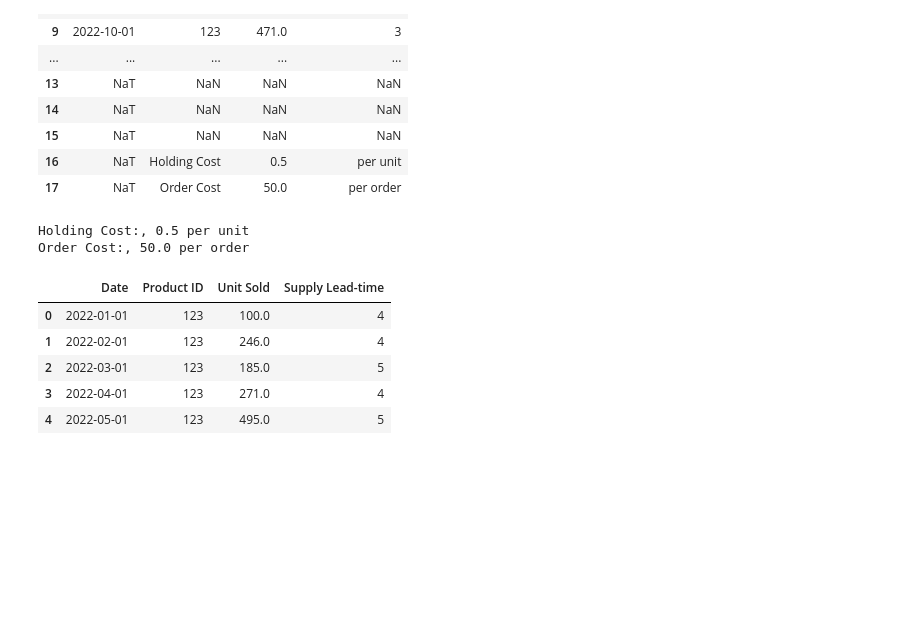
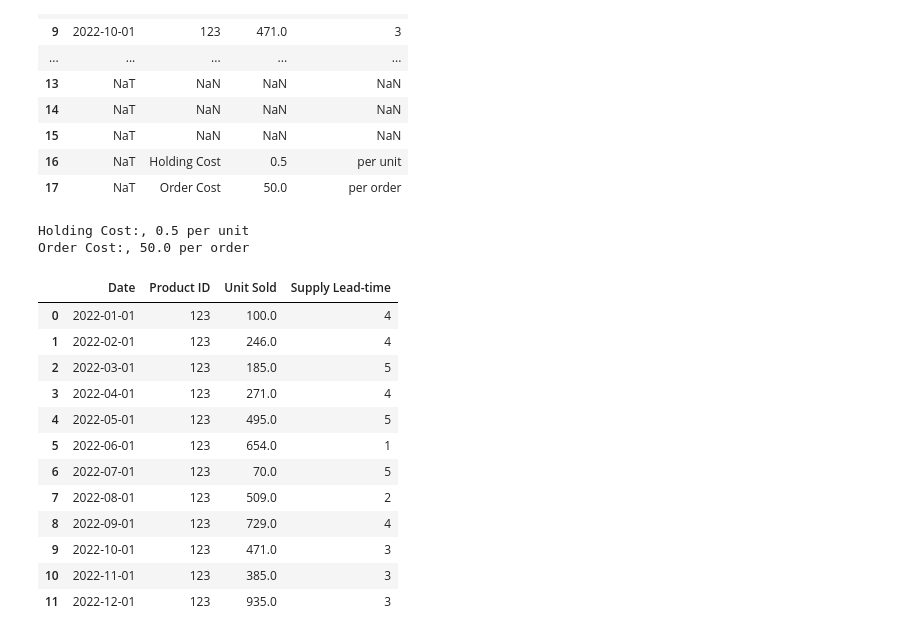
Before and after one commit to laithrasheed/Data-Science-Projects, a Jupyter notebook: Supply Chains Domain Knowledge/Coursera Specialization - Leverage Data Science for a More Agile Supply Chain/Practical notes with numeric data.ipynb, the cells around one changed output. Drawn from its saved outputs; the diff is of its cells as text; code cells hidden in the pictures; blank space fills up the shorter version.

```diff
--- a/Supply Chains Domain Knowledge/Coursera Specialization - Leverage Data Science for a More Agile Supply Chain/Practical notes with numeric data.ipynb
+++ b/Supply Chains Domain Knowledge/Coursera Specialization - Leverage Data Science for a More Agile Supply Chain/Practical notes with numeric data.ipynb
@@ -300,21 +300,28 @@ df_reorder
 # %%
 # Extract holding and order cost from the extra rows (assuming they are at index 12 and 13)
 holding_cost = df_reorder.iloc[16, 2]  # 3rd column of index 16
 order_cost = df_reorder.iloc[17, 2]    # 3rd column of index 17
 
 # Remove all rows from index 12 onwards (keep only product data)
 df_reorder = df_reorder.iloc[:12].reset_index(drop=True)
 
 # Now df_reorder contains only the relevant product data
 print(f"Holding Cost:, {holding_cost} per unit")
 print(f"Order Cost:, {order_cost} per order")
-df_reorder.head()
+df_reorder
 # %% [output]
 Holding Cost:, 0.5 per unit
 Order Cost:, 50.0 per order
 |  | Date | Product ID | Unit Sold | Supply Lead-time |
 | 0 | 2022-01-01 | 123 | 100.0 | 4 |
 | 1 | 2022-02-01 | 123 | 246.0 | 4 |
 | 2 | 2022-03-01 | 123 | 185.0 | 5 |
 | 3 | 2022-04-01 | 123 | 271.0 | 4 |
 | 4 | 2022-05-01 | 123 | 495.0 | 5 |
+| 5 | 2022-06-01 | 123 | 654.0 | 1 |
+| 6 | 2022-07-01 | 123 | 70.0 | 5 |
+| 7 | 2022-08-01 | 123 | 509.0 | 2 |
+| 8 | 2022-09-01 | 123 | 729.0 | 4 |
+| 9 | 2022-10-01 | 123 | 471.0 | 3 |
+| 10 | 2022-11-01 | 123 | 385.0 | 3 |
+| 11 | 2022-12-01 | 123 | 935.0 | 3 |
```
Also changed, not shown: parts of 1 cell of this notebook.
